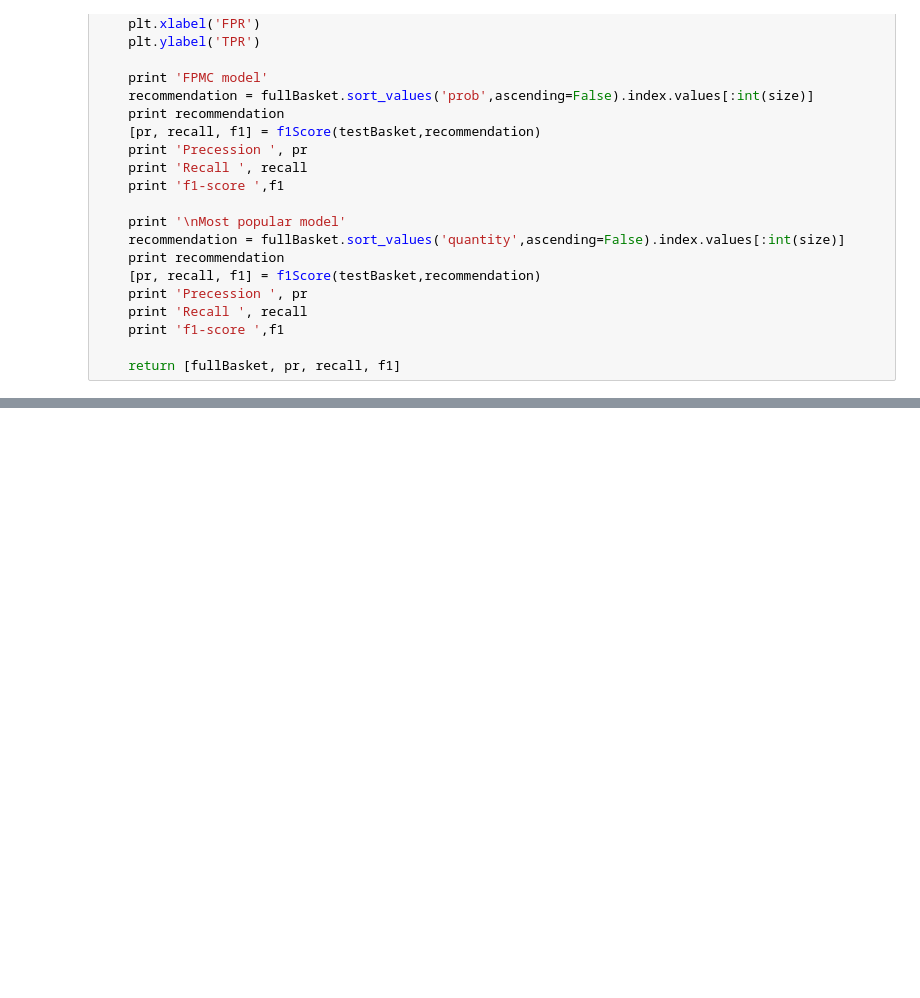
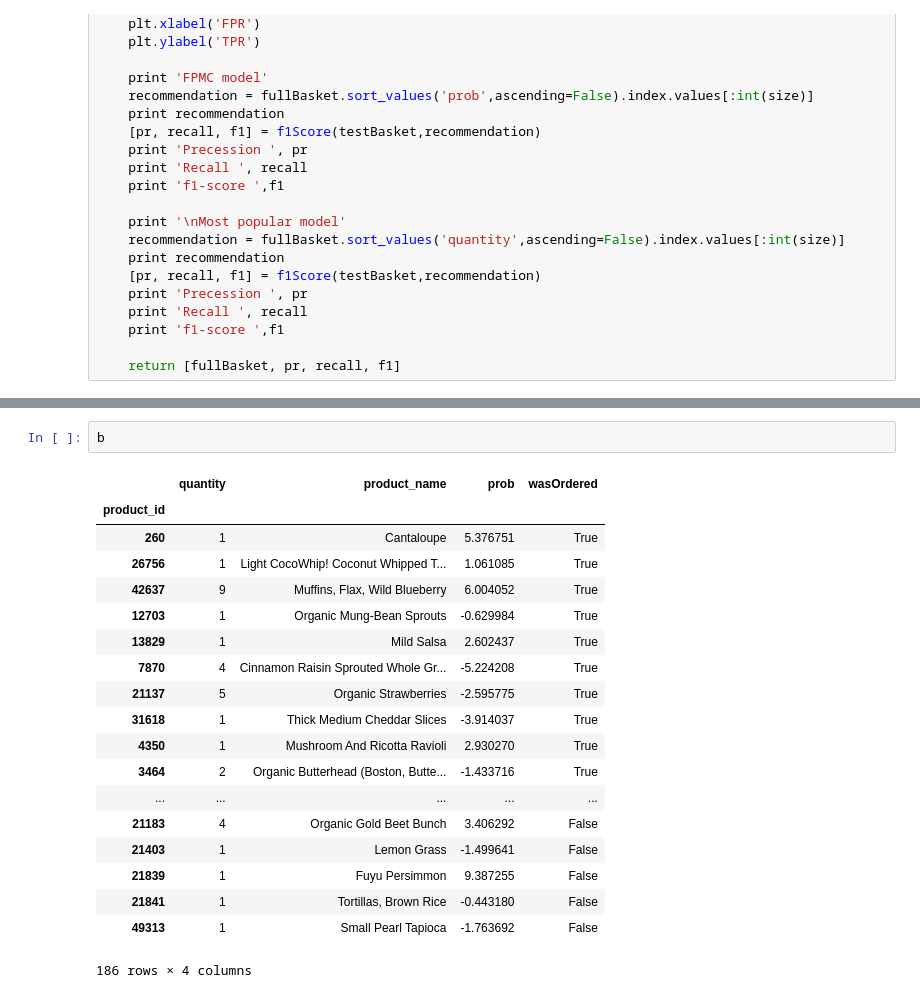
Before and after one commit to PhySci/instacart, a Jupyter notebook: FPMC/test FPMC.ipynb, the cells around one changed output, grey strips where cells are left out. Saved outputs shown, nothing was run; the diff lists cells and outputs as text; blank space fills up the shorter version.

```diff
--- a/FPMC/test FPMC.ipynb
+++ b/FPMC/test FPMC.ipynb
@@ -868,0 +470,22 @@ b
+# %%
+b
+# %% [output]
+|  | quantity | product_name | prob | wasOrdered |
+| product_id |  |  |  |  |
+| 260 | 1 | Cantaloupe | 5.376751 | True |
+| 26756 | 1 | Light CocoWhip! Coconut Whipped T... | 1.061085 | True |
+| 42637 | 9 | Muffins, Flax, Wild Blueberry | 6.004052 | True |
+| 12703 | 1 | Organic Mung-Bean Sprouts | -0.629984 | True |
+| 13829 | 1 | Mild Salsa | 2.602437 | True |
+| 7870 | 4 | Cinnamon Raisin Sprouted Whole Gr... | -5.224208 | True |
+| 21137 | 5 | Organic Strawberries | -2.595775 | True |
+| 31618 | 1 | Thick Medium Cheddar Slices | -3.914037 | True |
+| 4350 | 1 | Mushroom And Ricotta Ravioli | 2.930270 | True |
+| 3464 | 2 | Organic Butterhead (Boston, Butte... | -1.433716 | True |
+| ... | ... | ... | ... | ... |
+| 21183 | 4 | Organic Gold Beet Bunch | 3.406292 | False |
+| 21403 | 1 | Lemon Grass | -1.499641 | False |
+| 21839 | 1 | Fuyu Persimmon | 9.387255 | False |
+| 21841 | 1 | Tortillas, Brown Rice | -0.443180 | False |
+| 49313 | 1 | Small Pearl Tapioca | -1.763692 | False |
+186 rows × 4 columns
```
Also changed, not shown: parts of 41 cells of this notebook, 2 other files.
